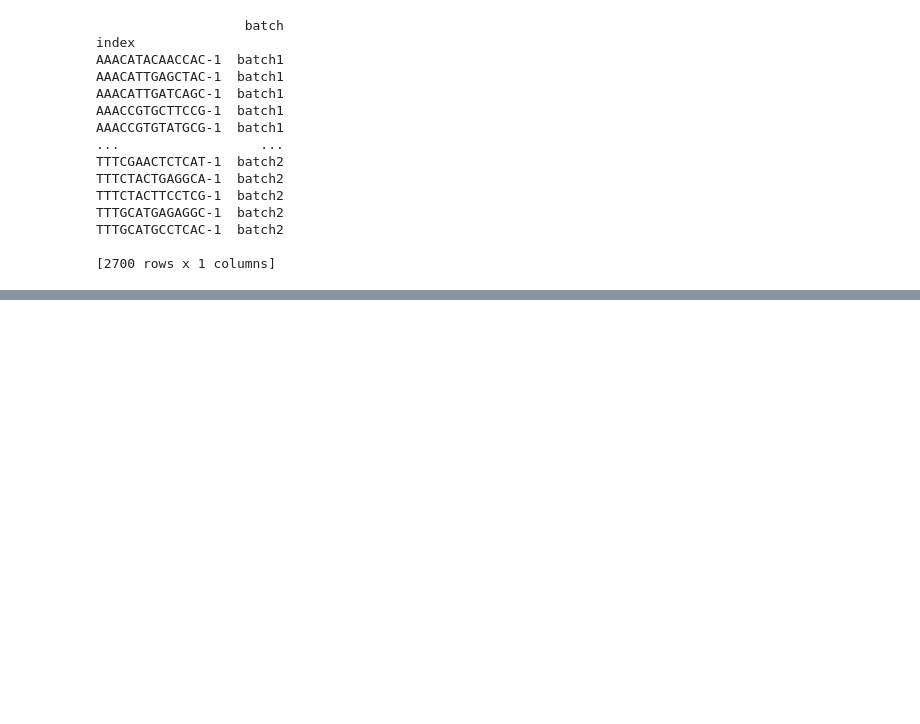
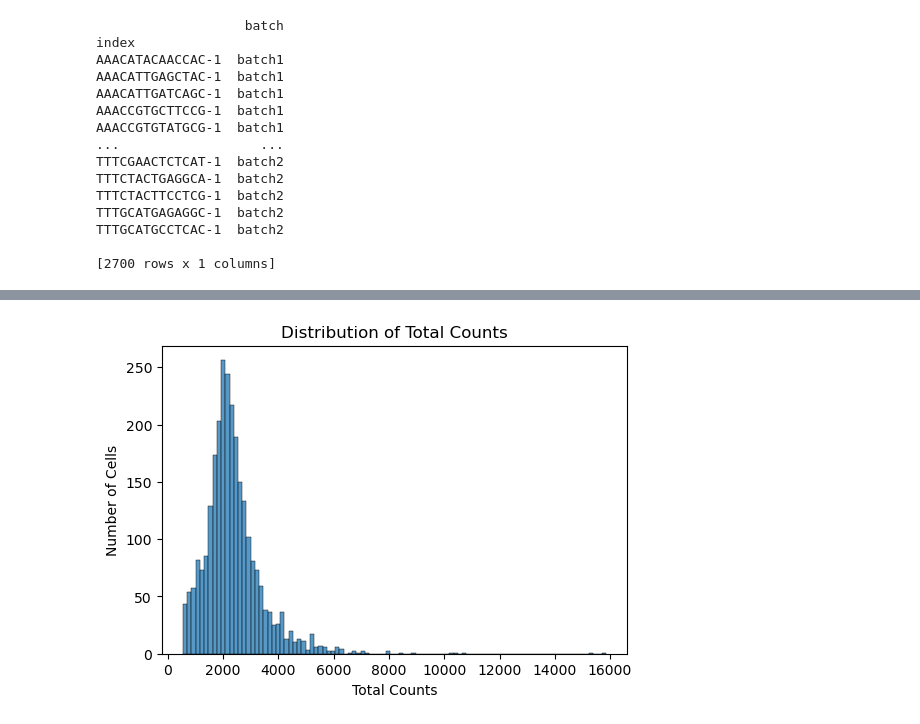
Before and after one commit to YunkeW/Single-Cell, a Jupyter notebook: single_cell.ipynb, the cells around one changed output, grey strips where cells are left out. Cells and saved outputs as stored; diff of their text form; code cells hidden in the pictures; blank space fills up the shorter version.

```diff
--- a/single_cell.ipynb
+++ b/single_cell.ipynb
@@ -185,0 +195,13 @@ AC002321.1                   0.0  False  False
+# %%
+import seaborn as sns
+import matplotlib.pyplot as plt
+
+# Histogram of total counts using seaborn
+plt.figure(figsize=(6, 4))
+p1 = sns.histplot(data=adata.obs, x='total_counts', bins=100, kde=False)
+p1.set_xlabel('Total Counts')
+p1.set_ylabel('Number of Cells')
+p1.set_title('Distribution of Total Counts')
+plt.show()
+# %% [output]
+[figure, added]
```
Also changed, not shown: parts of 21 cells of this notebook.
